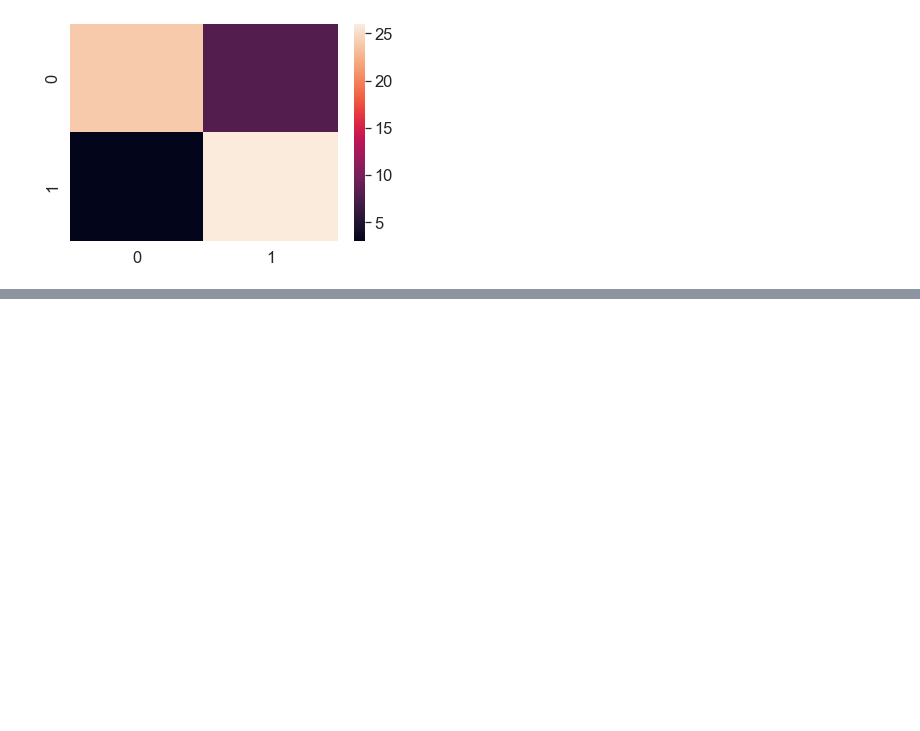
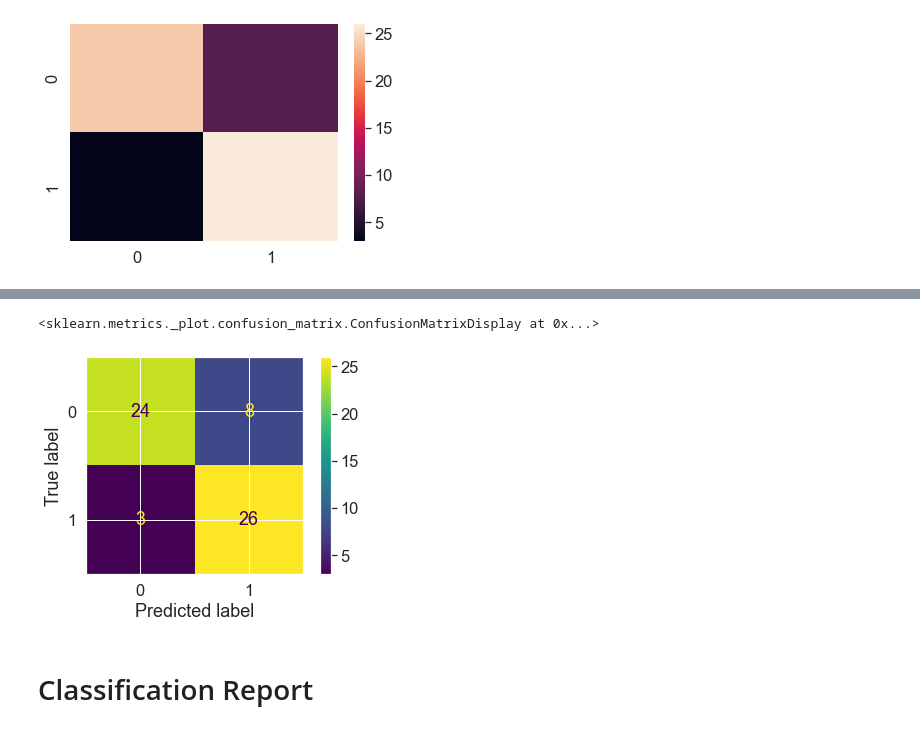
Before and after one commit to edwardsmoses/first-machine-learning-project, a Jupyter notebook: introduction-to-scikit-learn.ipynb, the cells around one changed output, grey strips where cells are left out. Drawn from its saved outputs; the diff is of its cells as text; code cells hidden in the pictures; blank space fills up the shorter version.

Commit message:
Completed plotting Confusion Matrix using the Scikit Library and the Seaboarn Matplotlib library.

```diff
--- a/introduction-to-scikit-learn.ipynb
+++ b/introduction-to-scikit-learn.ipynb
@@ -1869,0 +1842,10 @@ plot_conf_mat(conf_mat)
+# %%
+from sklearn.metrics import plot_confusion_matrix
+
+# Plotted Confusion Matrix using Seaboarn and the Sci-kit Learn
+plot_confusion_matrix(clf, X_test, y_test)
+# %% [output]
+<sklearn.metrics._plot.confusion_matrix.ConfusionMatrixDisplay at 0x...>
+[figure, added]
+# %% [markdown]
+# Classification Report
```
Also changed, not shown: parts of 11 cells of this notebook, 1 other file.
